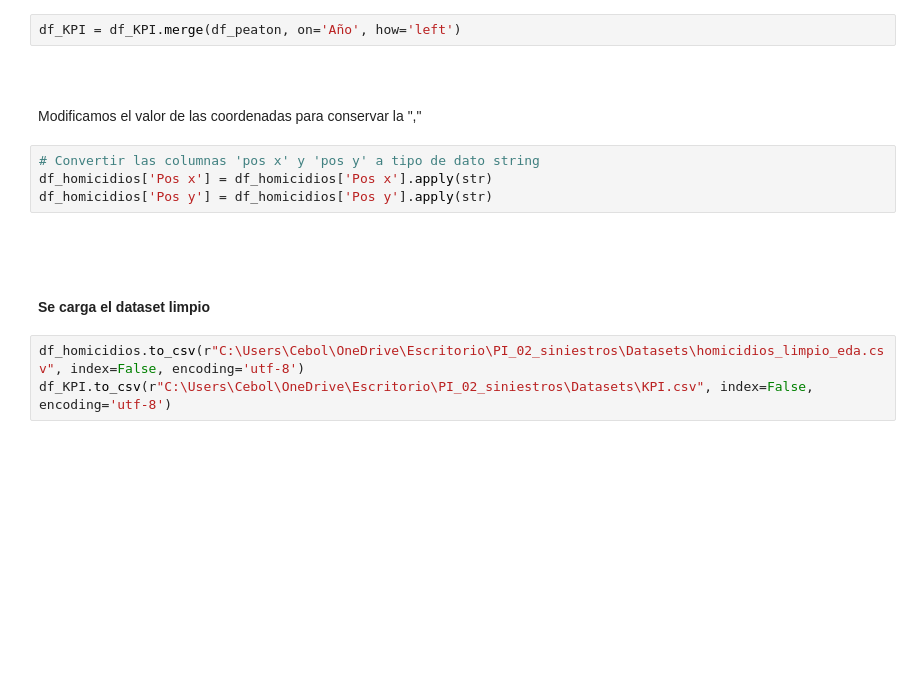
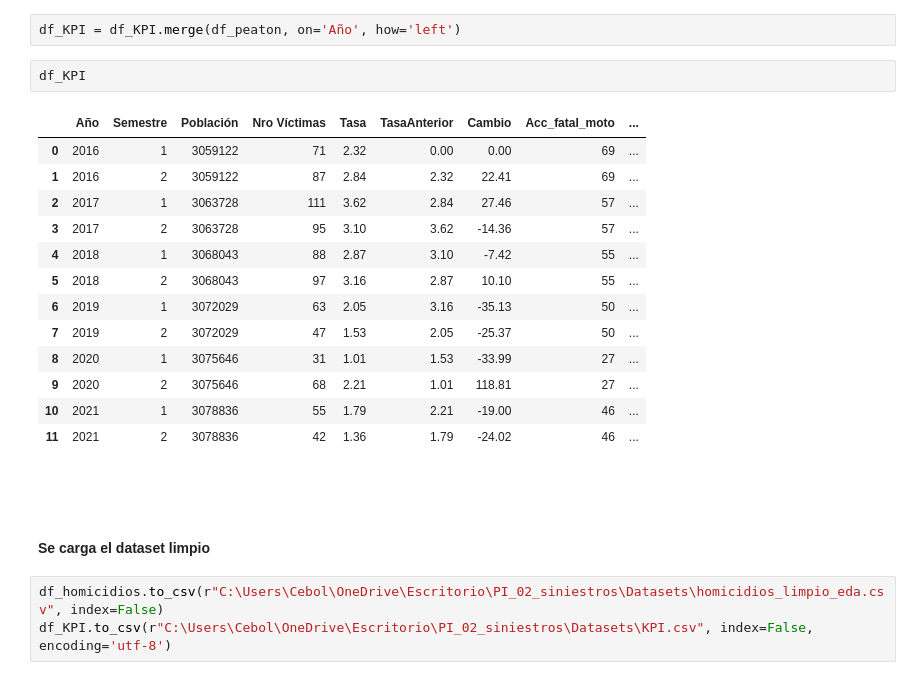
Before and after one commit to SebitaElGordito/PI_02_siniestros_viales, a Jupyter notebook: EDA.ipynb, the cells around one changed output. Drawn from its saved outputs; the diff is of its cells as text; blank space fills up the shorter version.

```diff
--- a/EDA.ipynb
+++ b/EDA.ipynb
@@ -544,20 +536,27 @@ Realizo los merge de los dataframes de los KPI´s
 df_KPI = df_pobKPI.merge(df_moto, on='Año', how='left')
 # %%
 df_KPI = df_KPI.merge(df_peaton, on='Año', how='left')
-# %% [markdown]
-<br>
-<br>
-
-Modificamos el valor de las coordenadas para conservar la ","
-# %%
-# Convertir las columnas 'pos x' y 'pos y' a tipo de dato string
-df_homicidios['Pos x'] = df_homicidios['Pos x'].apply(str)
-df_homicidios['Pos y'] = df_homicidios['Pos y'].apply(str)
+# %%
+df_KPI
+# %% [output]
+|  | Año | Semestre | Población | Nro Víctimas | Tasa | TasaAnterior | Cambio | Acc_fatal_moto | ... |
+| 0 | 2016 | 1 | 3059122 | 71 | 2.32 | 0.00 | 0.00 | 69 | ... |
+| 1 | 2016 | 2 | 3059122 | 87 | 2.84 | 2.32 | 22.41 | 69 | ... |
+| 2 | 2017 | 1 | 3063728 | 111 | 3.62 | 2.84 | 27.46 | 57 | ... |
+| 3 | 2017 | 2 | 3063728 | 95 | 3.10 | 3.62 | -14.36 | 57 | ... |
+| 4 | 2018 | 1 | 3068043 | 88 | 2.87 | 3.10 | -7.42 | 55 | ... |
+| 5 | 2018 | 2 | 3068043 | 97 | 3.16 | 2.87 | 10.10 | 55 | ... |
+| 6 | 2019 | 1 | 3072029 | 63 | 2.05 | 3.16 | -35.13 | 50 | ... |
+| 7 | 2019 | 2 | 3072029 | 47 | 1.53 | 2.05 | -25.37 | 50 | ... |
+| 8 | 2020 | 1 | 3075646 | 31 | 1.01 | 1.53 | -33.99 | 27 | ... |
+| 9 | 2020 | 2 | 3075646 | 68 | 2.21 | 1.01 | 118.81 | 27 | ... |
+| 10 | 2021 | 1 | 3078836 | 55 | 1.79 | 2.21 | -19.00 | 46 | ... |
+| 11 | 2021 | 2 | 3078836 | 42 | 1.36 | 1.79 | -24.02 | 46 | ... |
 # %% [markdown]
 <br>
 <br>
 
 #### Se carga el dataset limpio
 # %%
-df_homicidios.to_csv(r"C:\Users\Cebol\OneDrive\Escritorio\PI_02_siniestros\Datasets\homicidios_limpio_eda.csv", index=False, encoding='utf-8')
+df_homicidios.to_csv(r"C:\Users\Cebol\OneDrive\Escritorio\PI_02_siniestros\Datasets\homicidios_limpio_eda.csv", index=False)
 df_KPI.to_csv(r"C:\Users\Cebol\OneDrive\Escritorio\PI_02_siniestros\Datasets\KPI.csv", index=False, encoding='utf-8')
```
Also changed, not shown: parts of 3 cells of this notebook, 2 other files.
